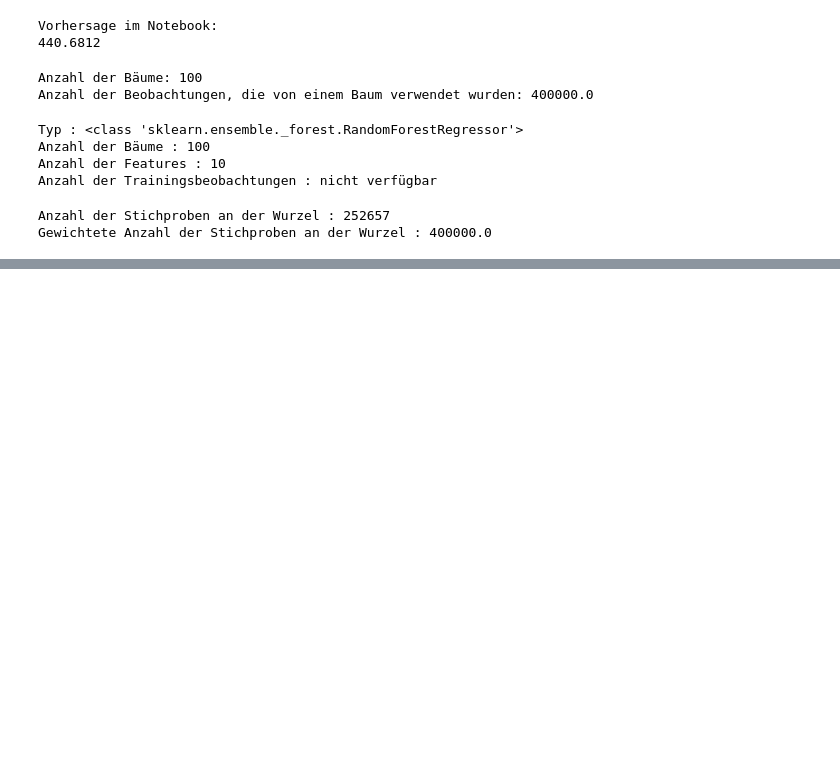
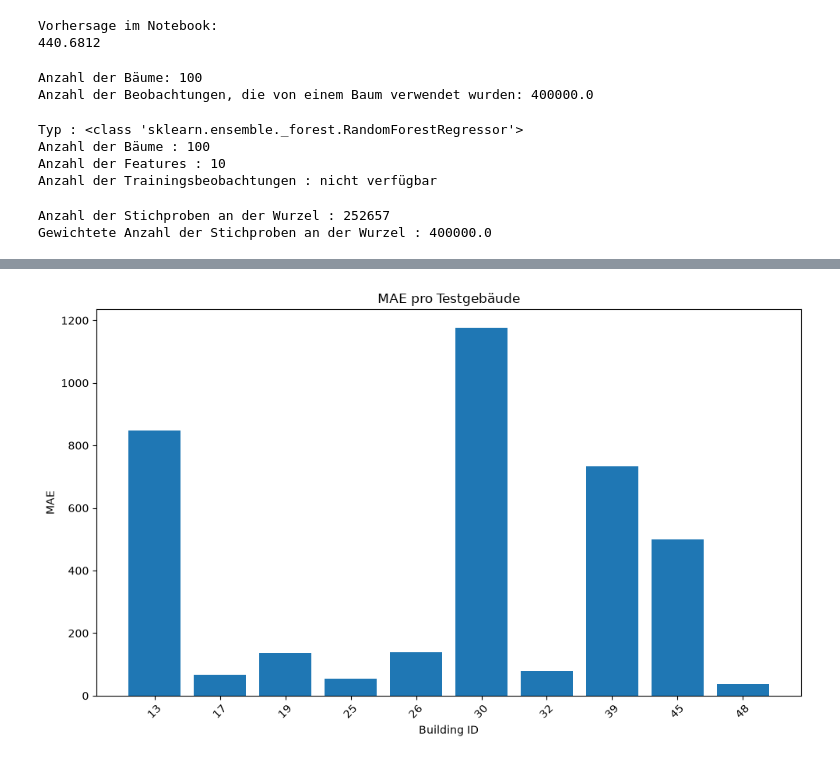
Before and after one commit to Dian026/ASHRAE-Energy-Analysis, a Jupyter notebook: 04_Machine_Learning/ml_model.ipynb, the cells around one changed output, grey strips where cells are left out. Drawn from its saved outputs; the diff is of its cells as text; code cells hidden in the pictures; blank space fills up the shorter version.

```diff
--- a/04_Machine_Learning/ml_model.ipynb
+++ b/04_Machine_Learning/ml_model.ipynb
@@ -1596,0 +1869,23 @@ Gewichtete Anzahl der Stichproben an der Wurzel : 400000.0
+# %%
+# =================================================================
+# 12 – Visualisierung der Modellleistung pro Gebäude
+# Zweck: Vergleich des MAE zwischen den Testgebäuden
+# =================================================================
+
+plt.figure(figsize=(10, 6))
+
+plt.bar(
+    building_results["building_id"].astype(str),
+    building_results["MAE"]
+)
+
+plt.xlabel("Building ID")
+plt.ylabel("MAE")
+plt.title("MAE pro Testgebäude")
+
+plt.xticks(rotation=45)
+plt.tight_layout()
+
+plt.show()
+# %% [output]
+[figure, added]
```
Also changed, not shown: parts of 18 cells of this notebook.
